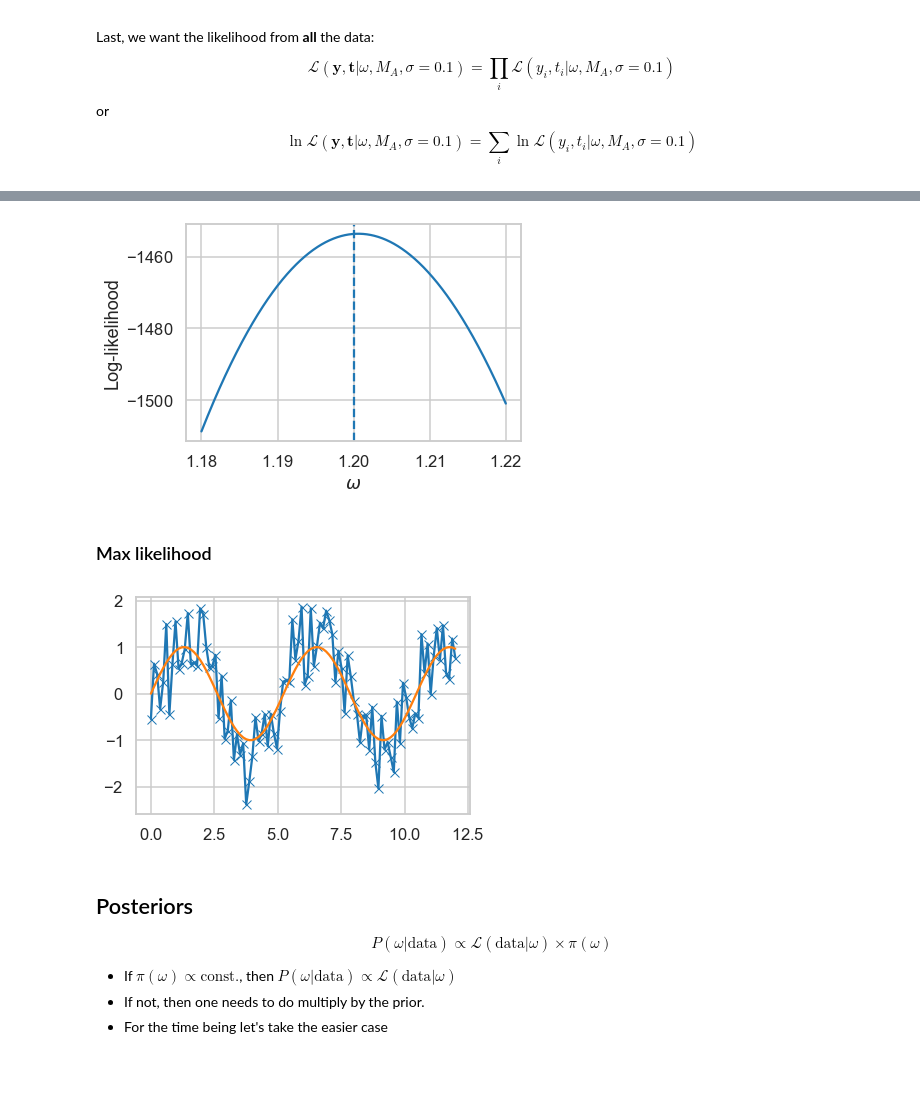
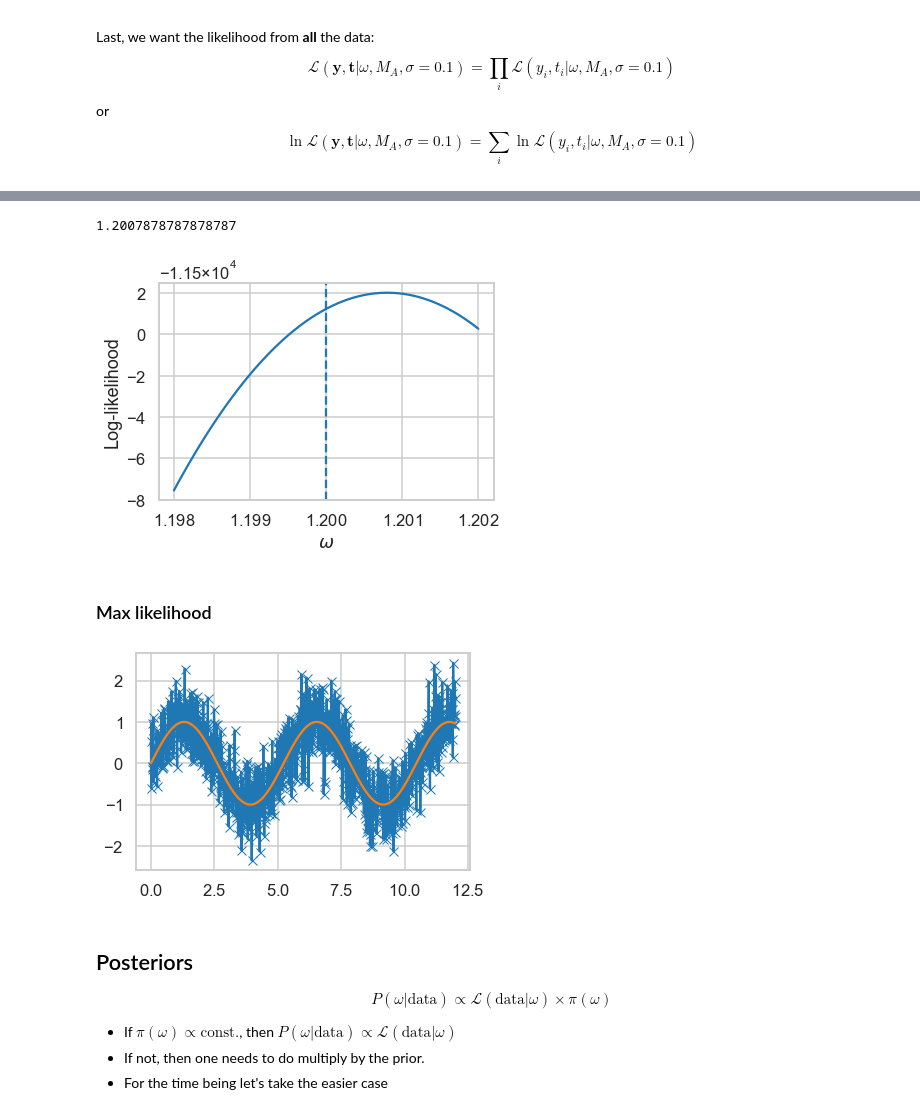
Before and after one commit to hemantaph/bilby, a Jupyter notebook: tutorial/introduction_to_inference.ipynb, the cells around one changed output, grey strips where cells are left out. Cells and saved outputs as stored; diff of their text form; code cells hidden in the pictures; blank space fills up the shorter version.

```diff
--- a/tutorial/introduction_to_inference.ipynb
+++ b/tutorial/introduction_to_inference.ipynb
@@ -170,11 +173,11 @@ Okay, let's simulate some data
 # %%
 sigma = 0.5
 omega_true = 1.2
-time = np.linspace(0, 12, 100)
+time = np.linspace(0, 12, 1000)
 ydet = modelA(time, omega=omega_true)
 yobs = ydet + np.random.normal(0, sigma, len(time))  # Observed data = SIGNAL + GAUSSIAN NOISE
 
-plt.plot(time, yobs, "o")
+plt.plot(time, yobs, ".")
 plt.ylabel("$y_{obs}$"); plt.xlabel("time")
 plt.show()
 # %% [output]
@@ -203,21 +223,25 @@ $$\ln\mathcal{L}(\mathbf{y}, \mathbf{t} | \omega, M_A, \sigma=0.1) = \sum_{i}\ln
 # %%
+# likelihood
 def ln_likelihood(yobs, time, omega, sigma=0.1):
     yA = modelA(time, omega)
     ln_likes = -0.5 * ((yobs - yA)**2 / sigma**2 + np.log(2*np.pi*sigma**2))
     return np.sum(ln_likes)
 
-omega_grid = np.linspace(omega_true-2e-2, omega_true+2e-2, 1000)
+# prior
+omega_grid = np.linspace(omega_true-2e-3, omega_true+2e-3, 100)
 ln_likelihood_grid = []
 for omega in omega_grid:
     ln_likelihood_grid.append(ln_likelihood(yobs, time, omega))
 
+print(omega_grid[np.argmax(ln_likelihood_grid)])
 plt.plot(omega_grid, ln_likelihood_grid)
 plt.axvline(omega_true, ls='--')
 plt.xlabel("$\omega$")
 plt.ylabel("Log-likelihood")
 plt.show()
 # %% [output]
+1.2007878787878787
-[figure, old version]
+[figure, new version]
 # %% [markdown]
 ### Max likelihood
 # %%
@@ -226,7 +250,7 @@ plt.plot(time, yobs, '-x')
 plt.plot(time, modelA(time, max_likelihood_omega))
 plt.show()
 # %% [output]
-[figure, old version]
+[figure, new version]
 # %% [markdown]
 ## Posteriors
 
```
Also changed, not shown: parts of 23 cells of this notebook, 28 other files.
